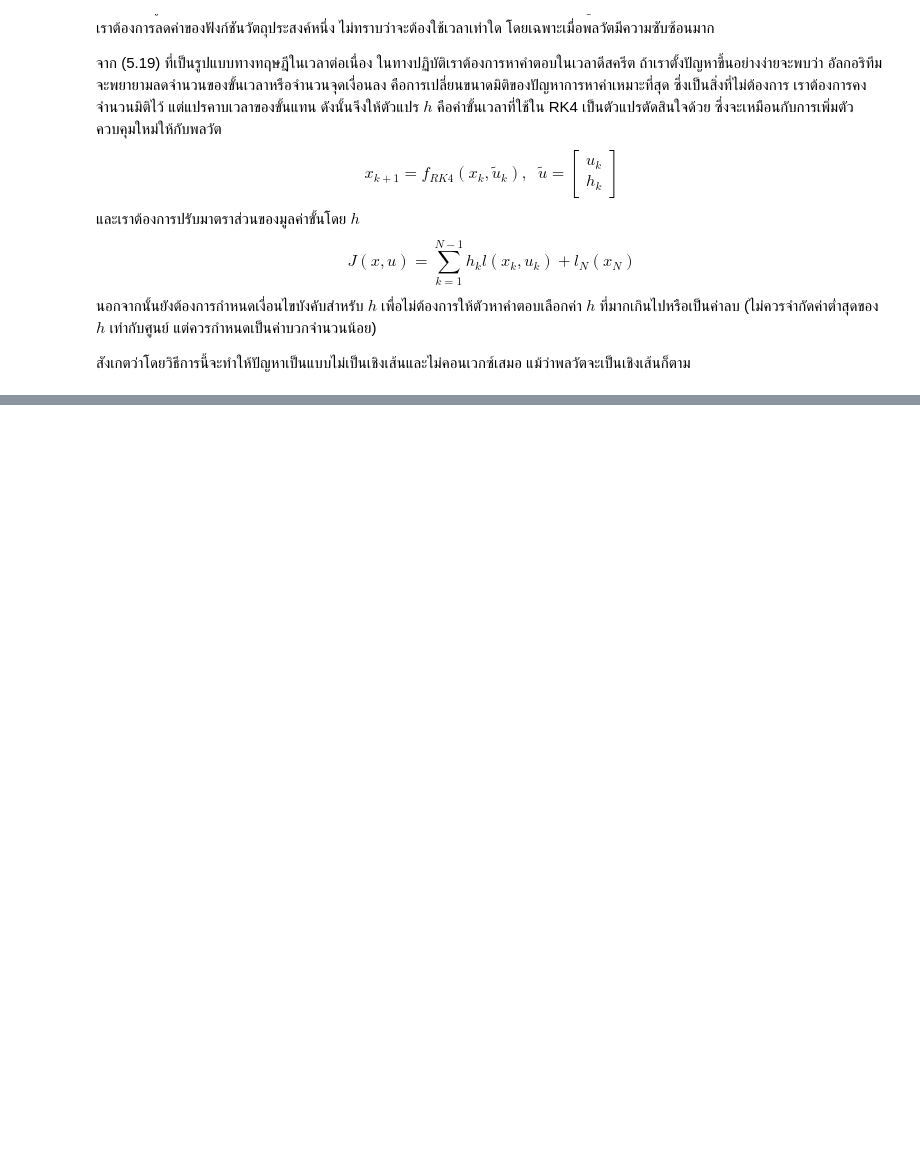
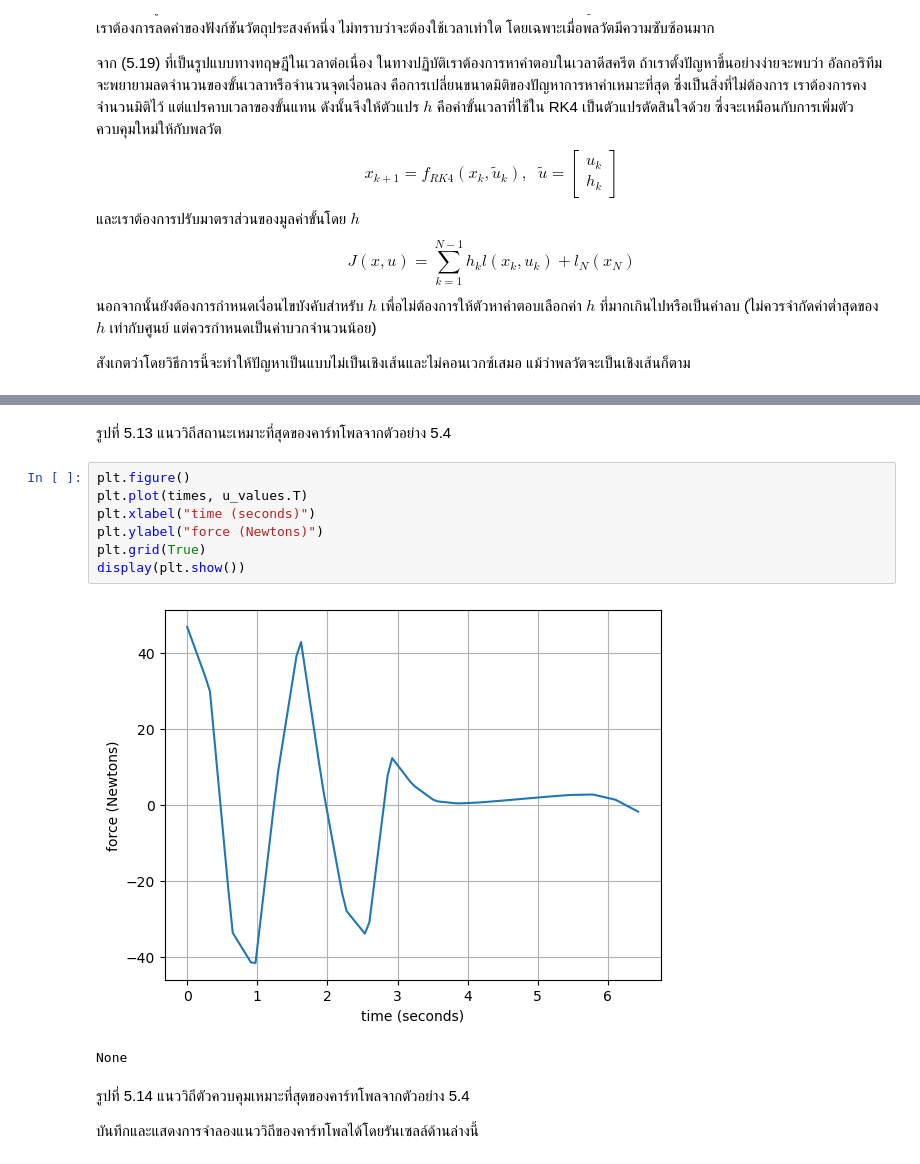
Before and after one commit to dewdotninja/ocrl, a Jupyter notebook: doc/notebooks/chapter5.ipynb, the cells around one changed output, grey strips where cells are left out. Saved outputs shown, nothing was run; the diff lists cells and outputs as text; blank space fills up the shorter version.

```diff
--- a/doc/notebooks/chapter5.ipynb
+++ b/doc/notebooks/chapter5.ipynb
@@ -1574,0 +1810,16 @@ $$
+# %% [markdown]
+รูปที่ 5.13 แนววิถีสถานะเหมาะที่สุดของคาร์ทโพลจากตัวอย่าง 5.4
+# %%
+plt.figure()
+plt.plot(times, u_values.T)
+plt.xlabel("time (seconds)")
+plt.ylabel("force (Newtons)")
+plt.grid(True)
+display(plt.show())
+# %% [output]
+[figure, added]
+None
+# %% [markdown]
+รูปที่ 5.14 แนววิถีตัวควบคุมเหมาะที่สุดของคาร์ทโพลจากตัวอย่าง 5.4
+
+บันทึกและแสดงการจำลองแนววิถีของคาร์ทโพลได้โดยรันเซลล์ด้านล่างนี้
```
Also changed, not shown: parts of 33 cells of this notebook.
